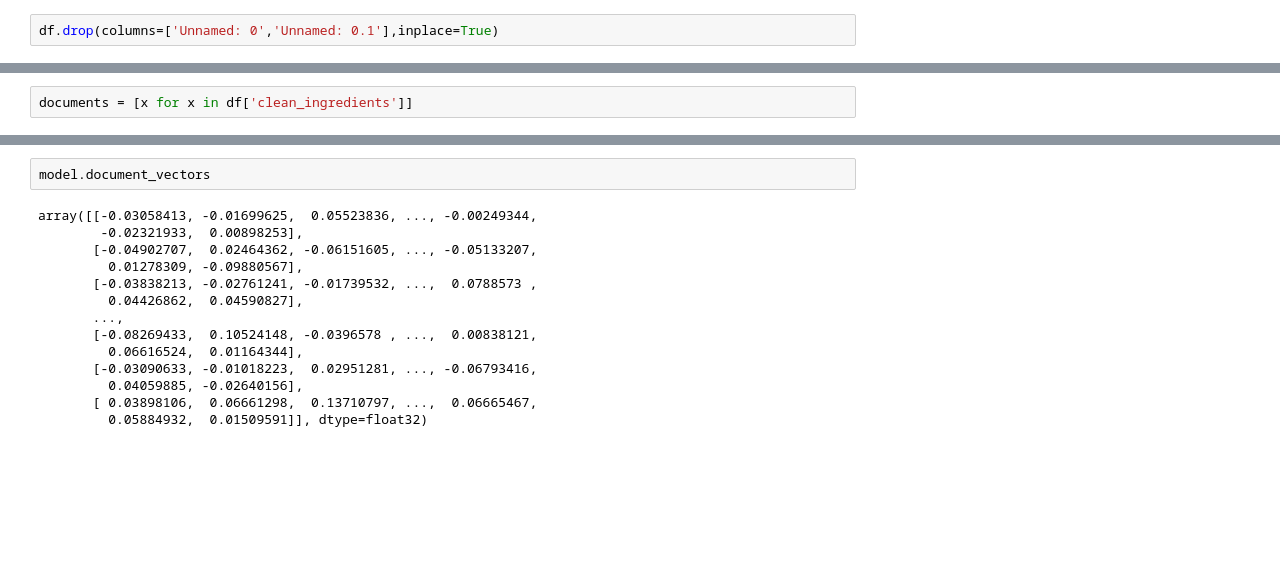
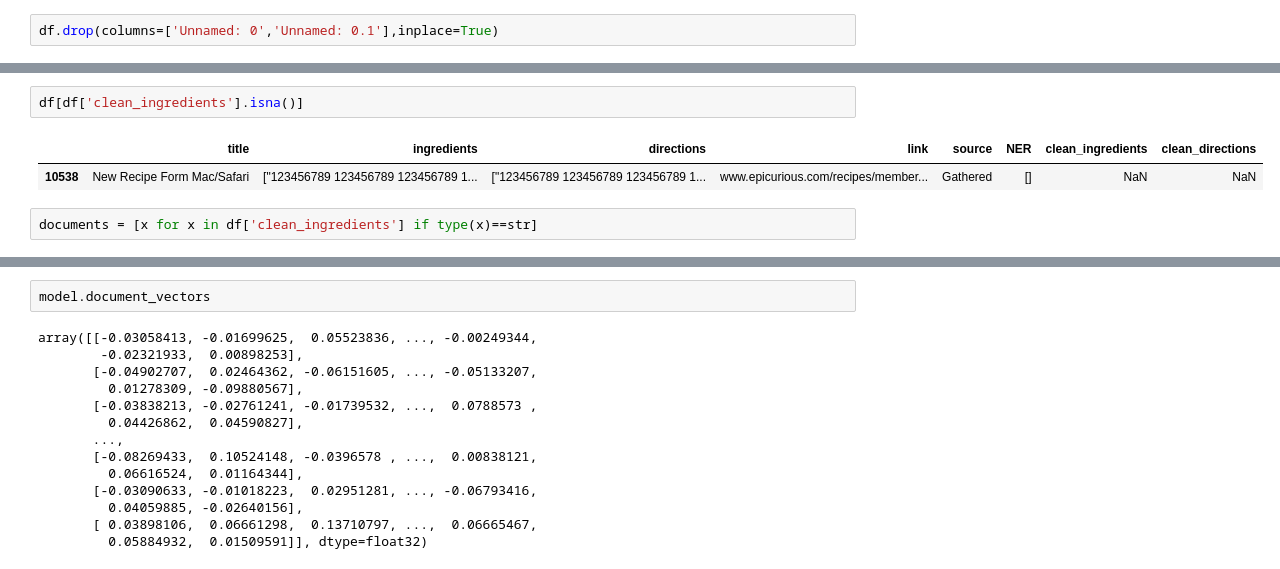
Before and after one commit to MonikaSinghGit/Recipe_Recommendation, a Jupyter notebook: Reno_NLP_Recipes_Top2Vec-Ingredients.ipynb, the cells around one changed output, grey strips where cells are left out. Saved outputs shown, nothing was run; the diff lists cells and outputs as text; blank space fills up the shorter version.

```diff
--- a/Reno_NLP_Recipes_Top2Vec-Ingredients.ipynb
+++ b/Reno_NLP_Recipes_Top2Vec-Ingredients.ipynb
@@ -106,5 +28,10 @@ df_preprocessing(df,'ingredients','clean_ingredients')
+# %%
+df[df['clean_ingredients'].isna()]
+# %% [output]
+|  | title | ingredients | directions | link | source | NER | clean_ingredients | clean_directions |
+| 10538 | New Recipe Form Mac/Safari | ["123456789 123456789 123456789 1... | ["123456789 123456789 123456789 1... | www.epicurious.com/recipes/member... | Gathered | [] | NaN | NaN |
 # %%
-documents = [x for x in df['clean_ingredients']]
+documents = [x for x in df['clean_ingredients'] if type(x)==str]
 # %%
 documents
 # %% [output]
```
Also changed, not shown: parts of 15 cells of this notebook.
